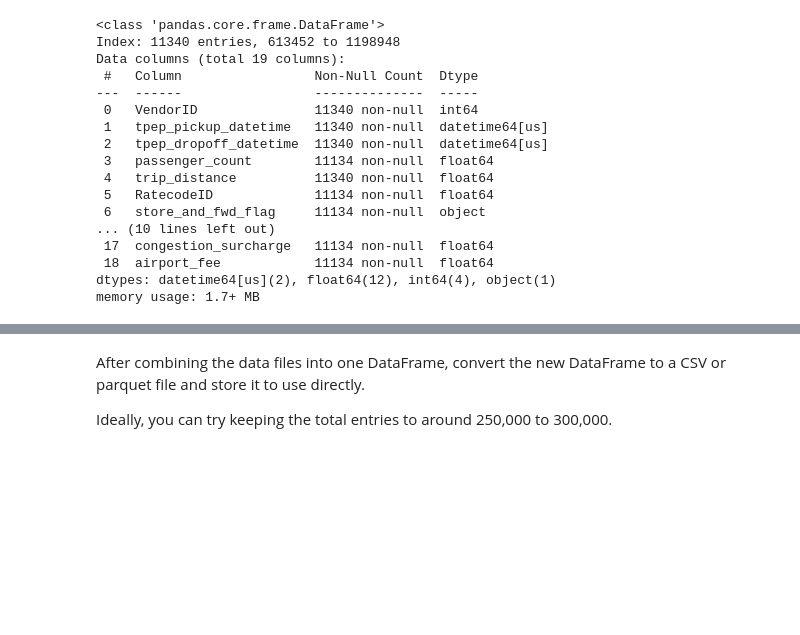
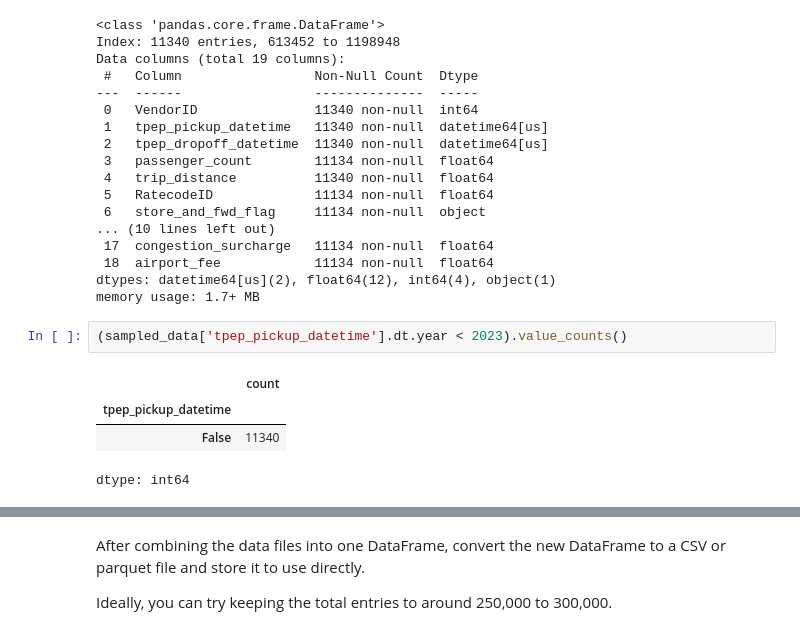
Before and after one commit to msaipraveenkumar/EDA_Assg_NYC_Taxi_Starter, a Jupyter notebook: EDA_Assg_NYC_Taxi_Starter.ipynb, the cells around one changed output, grey strips where cells are left out. Drawn from its saved outputs; the diff is of its cells as text; blank space fills up the shorter version.

```diff
--- a/EDA_Assg_NYC_Taxi_Starter.ipynb
+++ b/EDA_Assg_NYC_Taxi_Starter.ipynb
@@ -250,6 +267,13 @@ Data columns (total 19 columns):
  18  airport_fee            11134 non-null  float64
 dtypes: datetime64[us](2), float64(12), int64(4), object(1)
 memory usage: 1.7+ MB
+# %%
+(sampled_data['tpep_pickup_datetime'].dt.year < 2023).value_counts()
+# %% [output]
+|  | count |
+| tpep_pickup_datetime |  |
+| False | 11340 |
+dtype: int64
 # %%
 # Take a small percentage of entries from each hour of every date.
 # Iterating through the monthly data:
```
Also changed, not shown: parts of 4 cells of this notebook.
